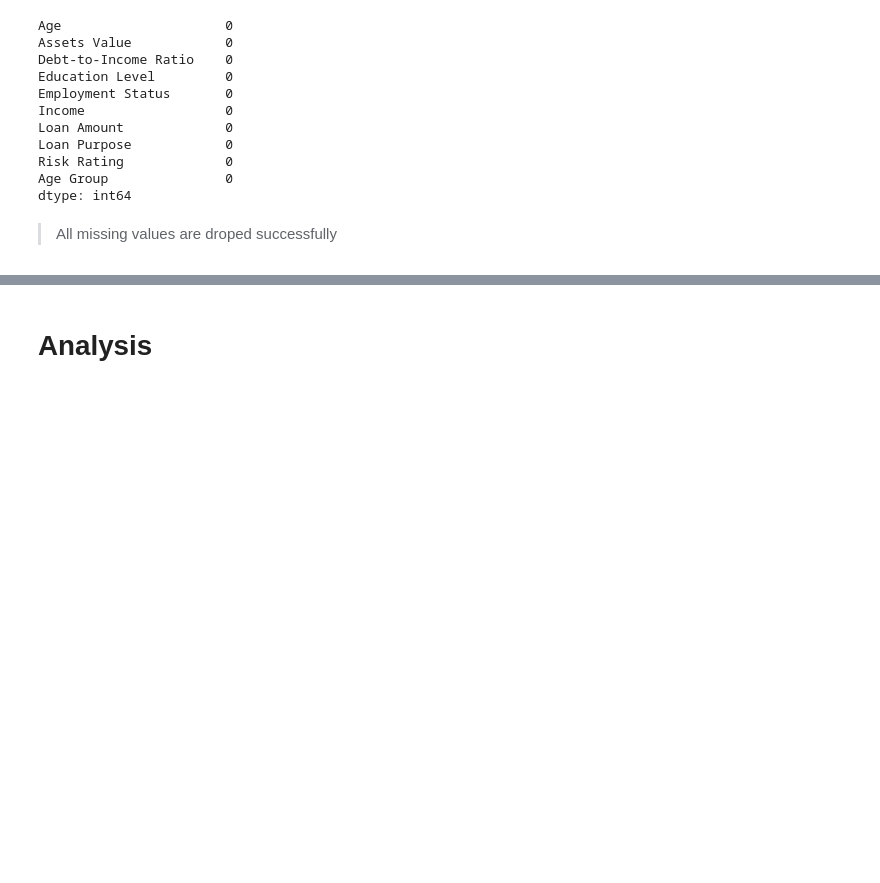
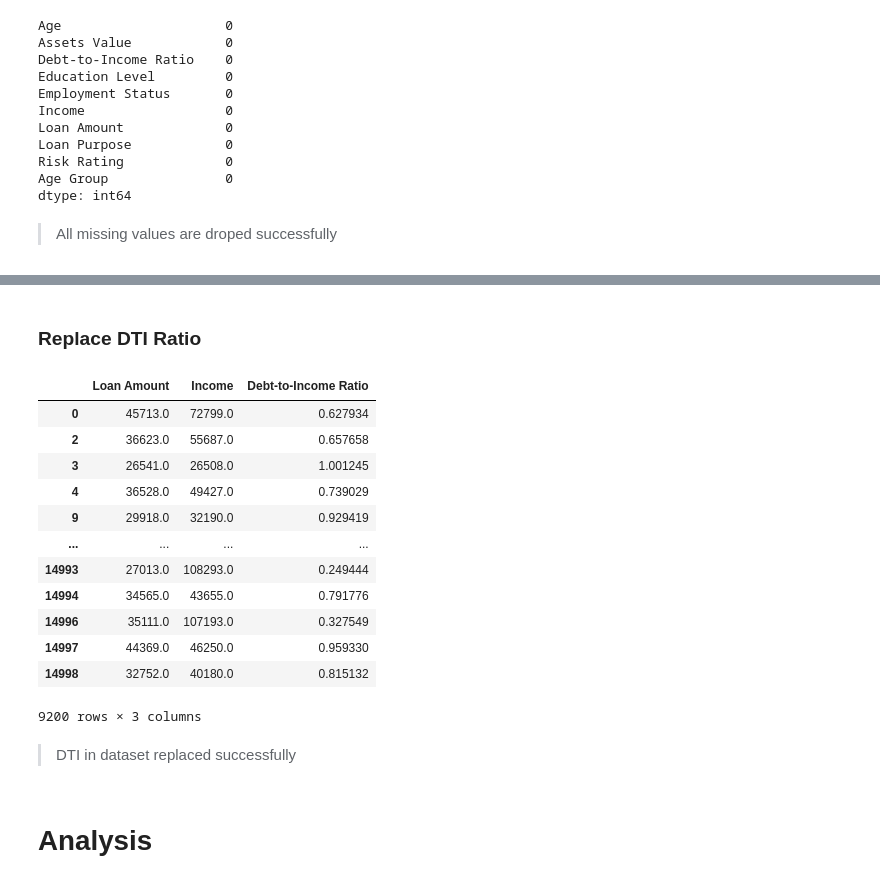
Before and after one commit to Gustana/Personal-Financial-Risk-Analysis, a Jupyter notebook: analysis.ipynb, the cells around one changed output, grey strips where cells are left out. Saved outputs shown, nothing was run; the diff lists cells and outputs as text; code cells hidden in the pictures; blank space fills up the shorter version.

```diff
--- a/analysis.ipynb
+++ b/analysis.ipynb
@@ -713,0 +745,2 @@ dtype: int64
+# %% [markdown]
+### Replace DTI Ratio
@@ -714,3 +749,21 @@ dtype: int64
+# %%
+df_clean[["Loan Amount", "Income", "Debt-to-Income Ratio"]]
+# %% [output]
+|  | Loan Amount | Income | Debt-to-Income Ratio |
+| 0 | 45713.0 | 72799.0 | 0.627934 |
+| 2 | 36623.0 | 55687.0 | 0.657658 |
+| 3 | 26541.0 | 26508.0 | 1.001245 |
+| 4 | 36528.0 | 49427.0 | 0.739029 |
+| 9 | 29918.0 | 32190.0 | 0.929419 |
+| ... | ... | ... | ... |
+| 14993 | 27013.0 | 108293.0 | 0.249444 |
+| 14994 | 34565.0 | 43655.0 | 0.791776 |
+| 14996 | 35111.0 | 107193.0 | 0.327549 |
+| 14997 | 44369.0 | 46250.0 | 0.959330 |
+| 14998 | 32752.0 | 40180.0 | 0.815132 |
+9200 rows × 3 columns
+# %% [markdown]
+> DTI in dataset replaced successfully
 # %% [markdown]
 # Analysis
 # %% [markdown]
```
Also changed, not shown: parts of 27 cells of this notebook.
